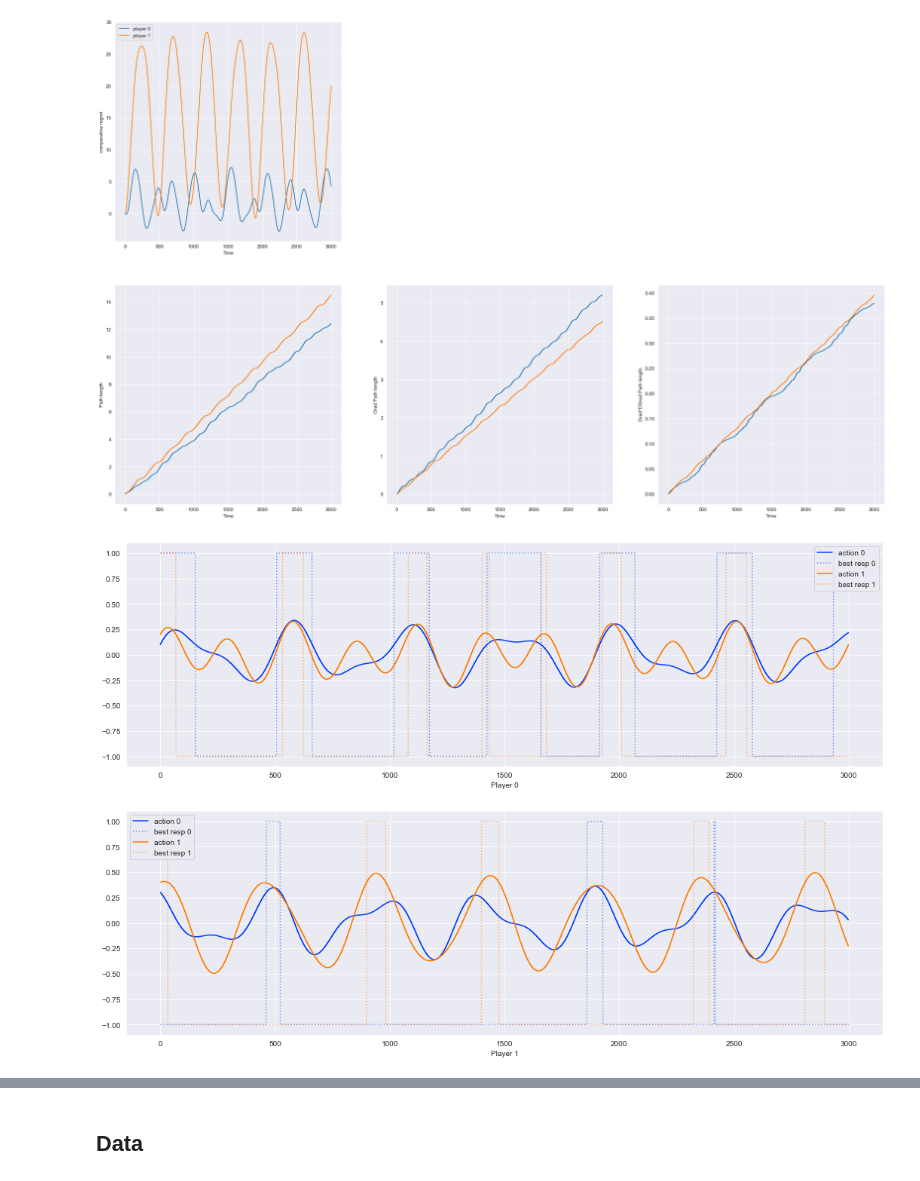
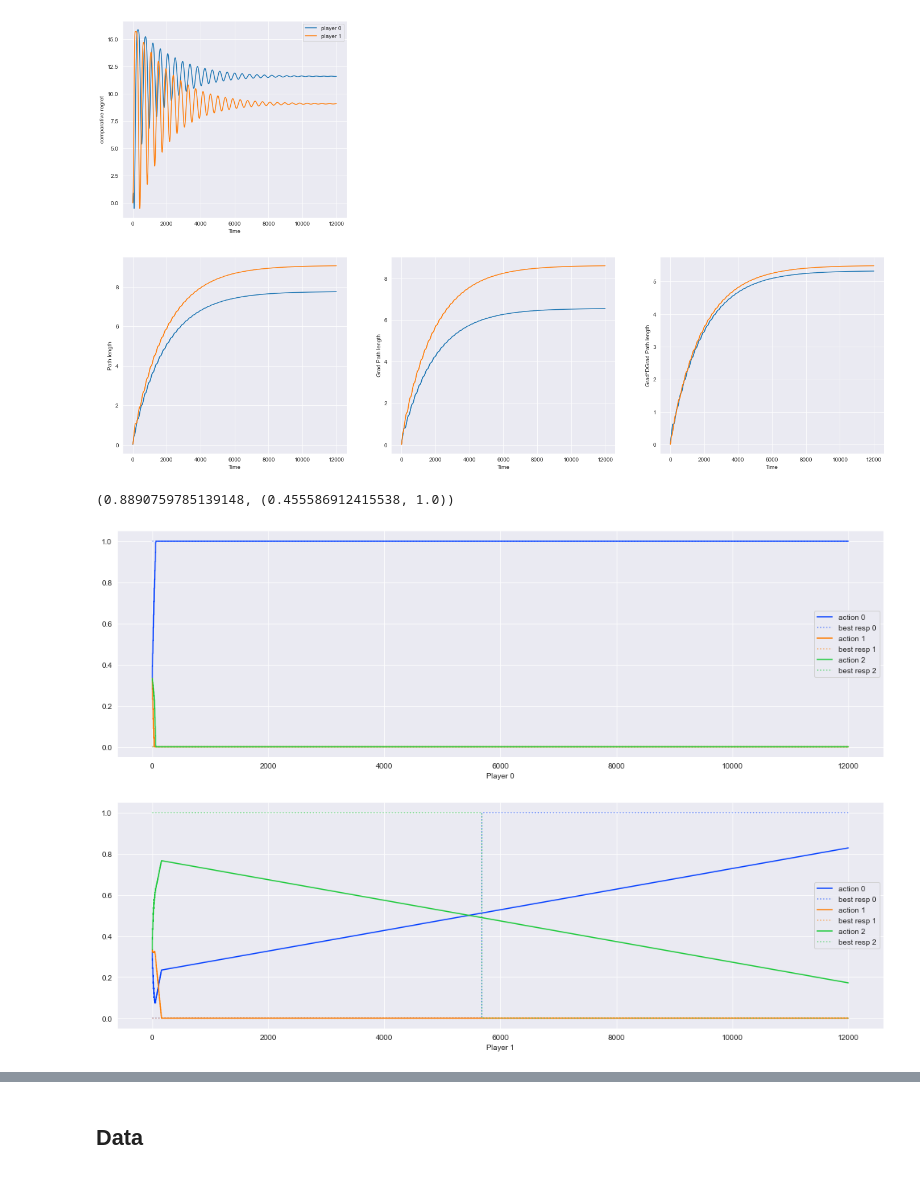
Before and after one commit to EtaoinWu/gamesim, a Jupyter notebook: experiment.ipynb, the cells around one changed output, grey strips where cells are left out. Cells and saved outputs as stored; diff of their text form; code cells hidden in the pictures.

```diff
--- a/experiment.ipynb
+++ b/experiment.ipynb
@@ -22,18 +23,18 @@ def norm_sq(x: np.ndarray, axis=None):
 # %%
 # seed = rng_seed.integers(0, 2 ** 24)
-seed = 57
+seed = 11507
 print("Seed: ", seed)
 rng = np.random.default_rng(seed)
 
-n, m = 2, 2
+n, m = 2, 3
 # mg = MultilinearGame(np.array([[[1.]],[[-1.]]]).astype(float))
+# mg = MultilinearGame(np.array([[[1,0,0],[0,1,0],[0,0,1]],[[0,1,0],[0,1,1],[1,0,0]]]))
 # mg = MultilinearGame(np.array([[[1,0,0],[0,1,0],[0,0,1]],[[0,1,0],[0,0.95,1],[1,0,0]]]))
-# m1 = rng.uniform(low=-1.0, high=1.0, size=((m,) * n))
-# m2 = np.array([m1, -m1])
-# mg = MultilinearGame(m2)
+# mg = MultilinearGame(zero_sum(rng, size=(m,) * n))
 mg = MultilinearGame(rng.uniform(low=-1.0, high=1.0, size=((n,) + (m,) * n)))
 # my_proj = ProjDimension(np.array([-30],float))
-my_proj = proj_linfball
+# my_proj = ProjDimension(np.array([-.2, -.25, -.33]))
+my_proj = proj_sim
 
 eta = 0.1
 
@@ -42,12 +43,13 @@ eta = 0.1
 # learner = BlumMansour(OFTRL(lr=eta, proj=my_proj, barrier=log_barrier))
 
 # GD
-learner = GradientDescent(lr=eta, proj=my_proj)
+# learner = GradientDescent(lr=eta, proj=my_proj)
 # learner = BlumMansour(GradientDescent(lr=eta, proj=my_proj)) # BAD
 
 # OG EG
 # learner = OptimisticGradient(lr=eta, proj=my_proj)
 # learner = ExtraGradient(lr=eta, proj=my_proj)
+learner = MultiExtraGradient(lr=eta, proj=my_proj, steps=5)
 # learner = BlumMansour(OptimisticGradient(lr=eta, proj=my_proj))
 
 # MWU
@@ -60,8 +62,10 @@ learner = GradientDescent(lr=eta, proj=my_proj)
 # learner = ODA_l2(lr=eta,proj=my_proj,optimism=0)
 # learner = BlumMansour(OFTRL_l2(lr=eta,proj=my_proj))
 
-learner = Alternating(learner)
+# learner = Alternating(learner)
 
-sim = GameSim(mg, learner, my_proj, [], init_state=np.array([[0.1,0.2],[0.3,0.4]],float))
+# init_state = np.array([[0.1,0.2,0.31],[0.3,0.44,0.22]],float))
+init_state = np.ones((n,m))
+sim = GameSim(mg, learner, my_proj, [], init_state=my_proj(init_state))
 # sim = GameSim(mg, learner, my_proj, [None, "swap"])
 # %% [output]
@@ -76,7 +80,7 @@ Wall time: 157 ms
 nonnegative = False
 # pure = np.array([0,-30],float).reshape((-1,1))
 pure = 'last'
-fig, axs = plt.subplots(2, 3, figsize=(28, 18))
+fig, axs = plt.subplots(2, 3, figsize=(24, 14))
 (ax1s, (ax_pl, ax_gpl, ax_gdpl)) = axs
 for ax in axs.flat:
     # ax.set_xscale('log')
@@ -117,34 +121,48 @@ def temp_func(sim: GameSim):
 #     x_star = np.swapaxes(sim.regret_recorders[None].x_star(),0,1)
 #     x0 = sim.trajectory[0].state
 #     xt = np.array([x.state for x in sim.trajectory])
 #     return ((norm_sq(x0 - x_star, axis=-1) - norm_sq(xt - x_star, axis=-1))[1:] + temp_func(sim).cumsum(axis=0)) / (2 * eta)
 # reg_bound = regret_bound(sim)
 # ax3.plot([(i + 1) for i in range(path_length.shape[0])], reg_bound)
 # ax3.set_xlabel("Time")
 # ax3.set_ylabel("Regret Bound")
 
 path_length = sim.path_length(order=2,power=1)
 ax_pl.plot([(i + 1) for i in range(path_length.shape[0])], path_length)
 ax_pl.set_xlabel("Time")
 ax_pl.set_ylabel("Path length")
 
 path_length = sim.grad_path_length(order=2,power=1)
 ax_gpl.plot([(i + 1) for i in range(path_length.shape[0])], path_length)
 ax_gpl.set_xlabel("Time")
 ax_gpl.set_ylabel("Grad Path length")
 
 path_length = (lambda t: np.cumsum(np.linalg.norm(t[1:], axis=2) *
                                    np.linalg.norm(np.diff(t, axis=0), axis=2),
                                    axis=0)) \
     (np.array([a.grad for a in sim.trajectory]))
 ax_gdpl.plot([(i + 1) for i in range(path_length.shape[0])], path_length)
 ax_gdpl.set_xlabel("Time")
 ax_gdpl.set_ylabel("Grad*DGrad Path length")
 
 
 None
 # %% [output]
-[figure, old version]
+[figure, new version]
+# %%
+path_length = sim.path_length(order=2,power=1)
+
+def path_ratio(path_length):
+    t = path_length.shape[0]
+    delta = path_length[t-1] - path_length[t // 2]
+    if np.max(delta) < 1e-9:
+        return np.max(delta), tuple(delta)
+    norm_delta = delta / np.max(delta)
+    return np.max(delta), tuple(norm_delta)
+
+path_ratio(path_length)
+# %% [output]
+(0.8890759785139148, (0.455586912415538, 1.0))
 # %%
 # Show play trajectories
 n, m, *_ = mg.weight.shape
@@ -164,4 +182,4 @@ for i, ax in enumerate(axs):
     else:
         ax.axis(False)
 # %% [output]
-[figure, old version]
+[figure, new version]
```
Also changed, not shown: parts of 11 cells of this notebook.
